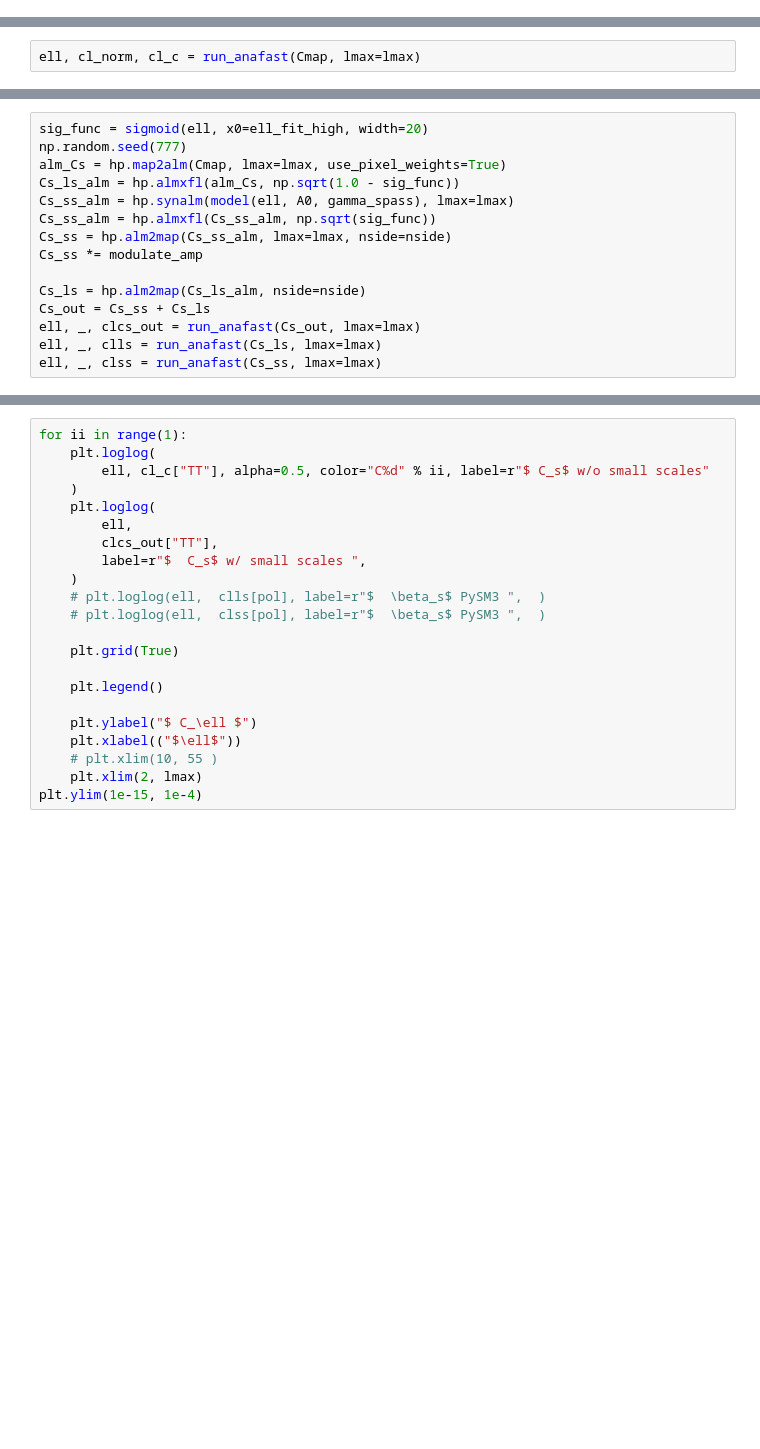
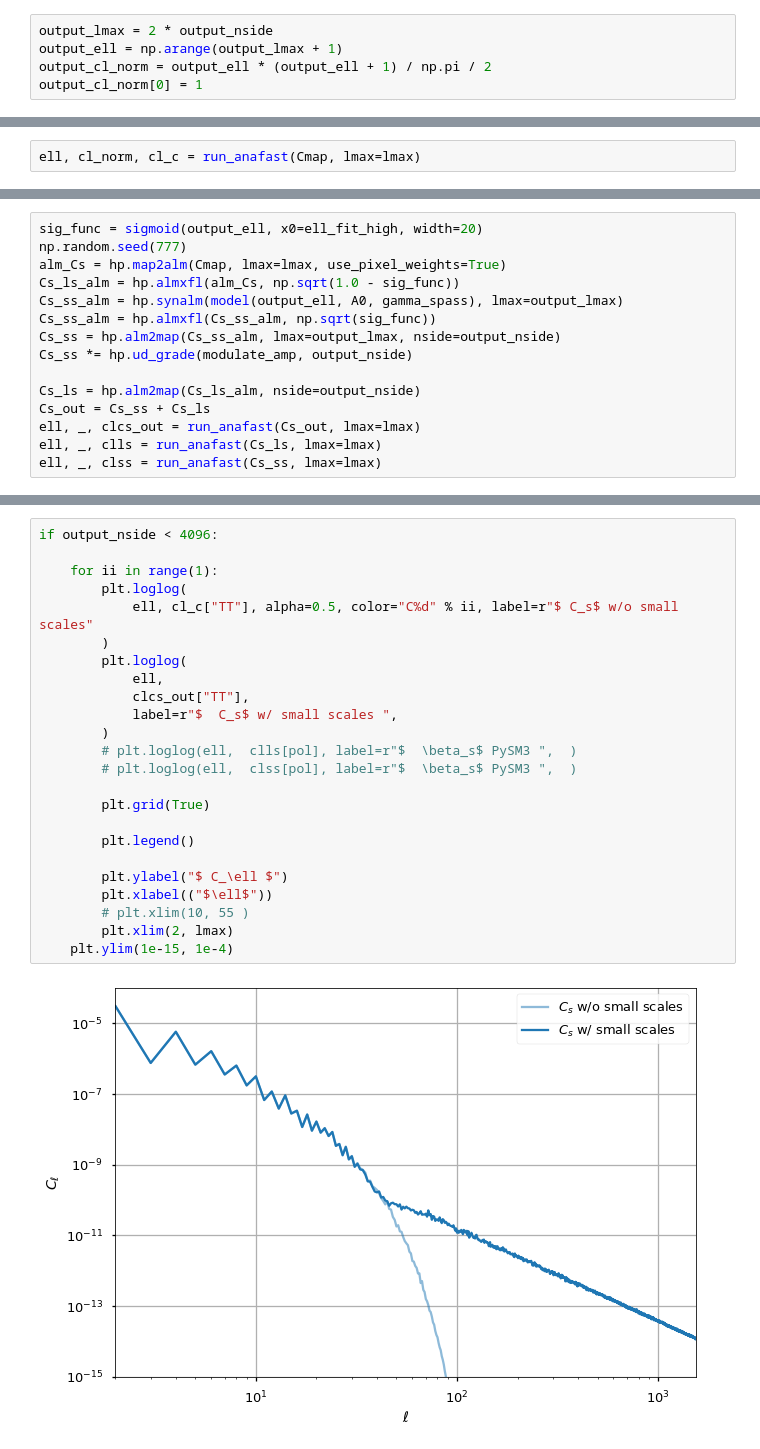
Before and after one commit to galsci/pysm, a Jupyter notebook: docs/preprocess-templates/synchrotron_curvature.ipynb, the cells around one changed output, grey strips where cells are left out. Saved outputs shown, nothing was run; the diff lists cells and outputs as text; blank space fills up the shorter version.

```diff
--- a/docs/preprocess-templates/synchrotron_curvature.ipynb
+++ b/docs/preprocess-templates/synchrotron_curvature.ipynb
@@ -66,3 +76,8 @@ iqu = map_to_log_pol_tens(IQU.value)
+# %%
+output_lmax = 2 * output_nside
+output_ell = np.arange(output_lmax + 1)
+output_cl_norm = output_ell * (output_ell + 1) / np.pi / 2
+output_cl_norm[0] = 1
 # %%
 print(
     f"{np.isnan(iqu[0]).sum()  } pixels out of { iqu[0].size} are NaNs in Log Pol Tens maps "
@@ -182,14 +216,14 @@ plt.xlim(2, lmax)
 # %%
-sig_func = sigmoid(ell, x0=ell_fit_high, width=20)
+sig_func = sigmoid(output_ell, x0=ell_fit_high, width=20)
 np.random.seed(777)
 alm_Cs = hp.map2alm(Cmap, lmax=lmax, use_pixel_weights=True)
 Cs_ls_alm = hp.almxfl(alm_Cs, np.sqrt(1.0 - sig_func))
-Cs_ss_alm = hp.synalm(model(ell, A0, gamma_spass), lmax=lmax)
+Cs_ss_alm = hp.synalm(model(output_ell, A0, gamma_spass), lmax=output_lmax)
 Cs_ss_alm = hp.almxfl(Cs_ss_alm, np.sqrt(sig_func))
-Cs_ss = hp.alm2map(Cs_ss_alm, lmax=lmax, nside=nside)
-Cs_ss *= modulate_amp
+Cs_ss = hp.alm2map(Cs_ss_alm, lmax=output_lmax, nside=output_nside)
+Cs_ss *= hp.ud_grade(modulate_amp, output_nside)
 
-Cs_ls = hp.alm2map(Cs_ls_alm, nside=nside)
+Cs_ls = hp.alm2map(Cs_ls_alm, nside=output_nside)
 Cs_out = Cs_ss + Cs_ls
 ell, _, clcs_out = run_anafast(Cs_out, lmax=lmax)
 ell, _, clls = run_anafast(Cs_ls, lmax=lmax)
@@ -197,22 +243,26 @@ ell, _, clss = run_anafast(Cs_ss, lmax=lmax)
 # %%
-for ii in range(1):
-    plt.loglog(
-        ell, cl_c["TT"], alpha=0.5, color="C%d" % ii, label=r"$ C_s$ w/o small scales"
-    )
-    plt.loglog(
-        ell,
-        clcs_out["TT"],
-        label=r"$  C_s$ w/ small scales ",
-    )
-    # plt.loglog(ell,  clls[pol], label=r"$  \beta_s$ PySM3 ",  )
-    # plt.loglog(ell,  clss[pol], label=r"$  \beta_s$ PySM3 ",  )
+if output_nside < 4096:
 
-    plt.grid(True)
+    for ii in range(1):
+        plt.loglog(
+            ell, cl_c["TT"], alpha=0.5, color="C%d" % ii, label=r"$ C_s$ w/o small scales"
+        )
+        plt.loglog(
+            ell,
+            clcs_out["TT"],
+            label=r"$  C_s$ w/ small scales ",
+        )
+        # plt.loglog(ell,  clls[pol], label=r"$  \beta_s$ PySM3 ",  )
+        # plt.loglog(ell,  clss[pol], label=r"$  \beta_s$ PySM3 ",  )
 
-    plt.legend()
+        plt.grid(True)
 
-    plt.ylabel("$ C_\ell $")
-    plt.xlabel(("$\ell$"))
-    # plt.xlim(10, 55 )
-    plt.xlim(2, lmax)
-plt.ylim(1e-15, 1e-4)
+        plt.legend()
+
+        plt.ylabel("$ C_\ell $")
+        plt.xlabel(("$\ell$"))
+        # plt.xlim(10, 55 )
+        plt.xlim(2, lmax)
+    plt.ylim(1e-15, 1e-4)
+# %% [output]
+[figure, added]
```
Also changed, not shown: parts of 17 cells of this notebook.
